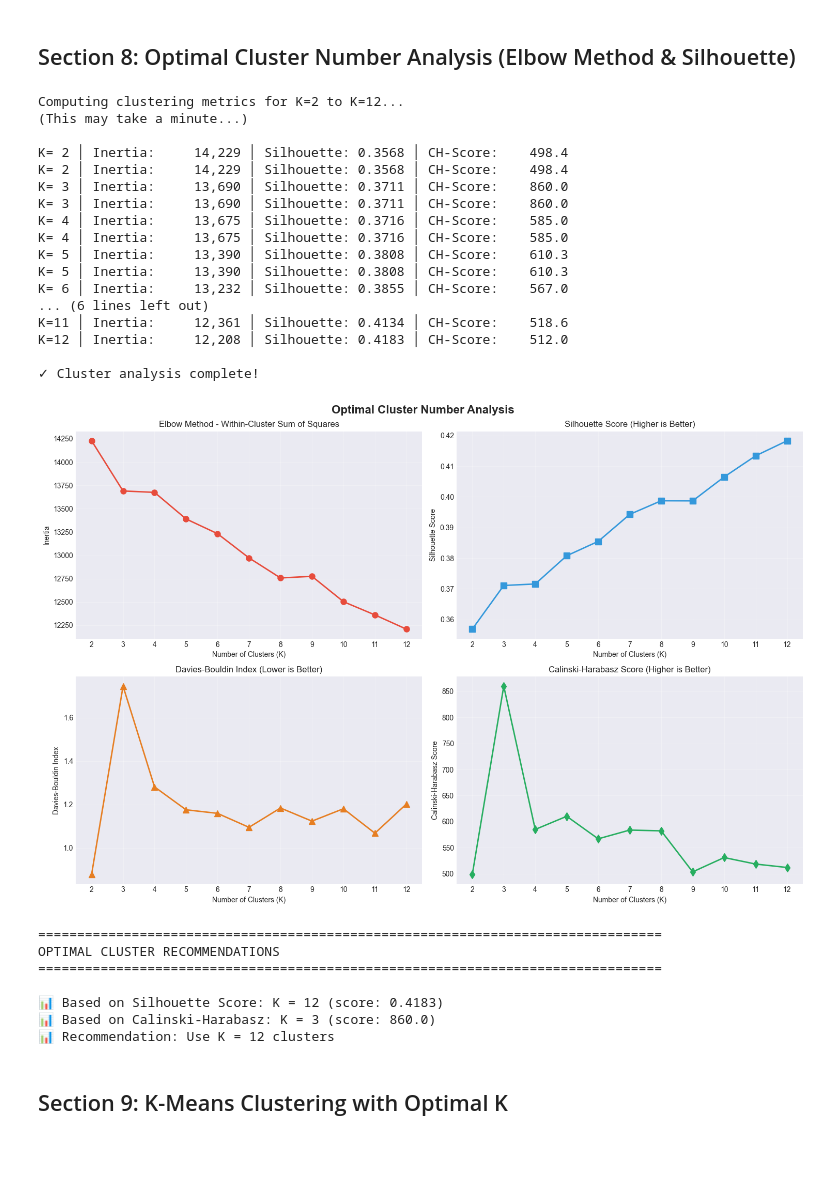
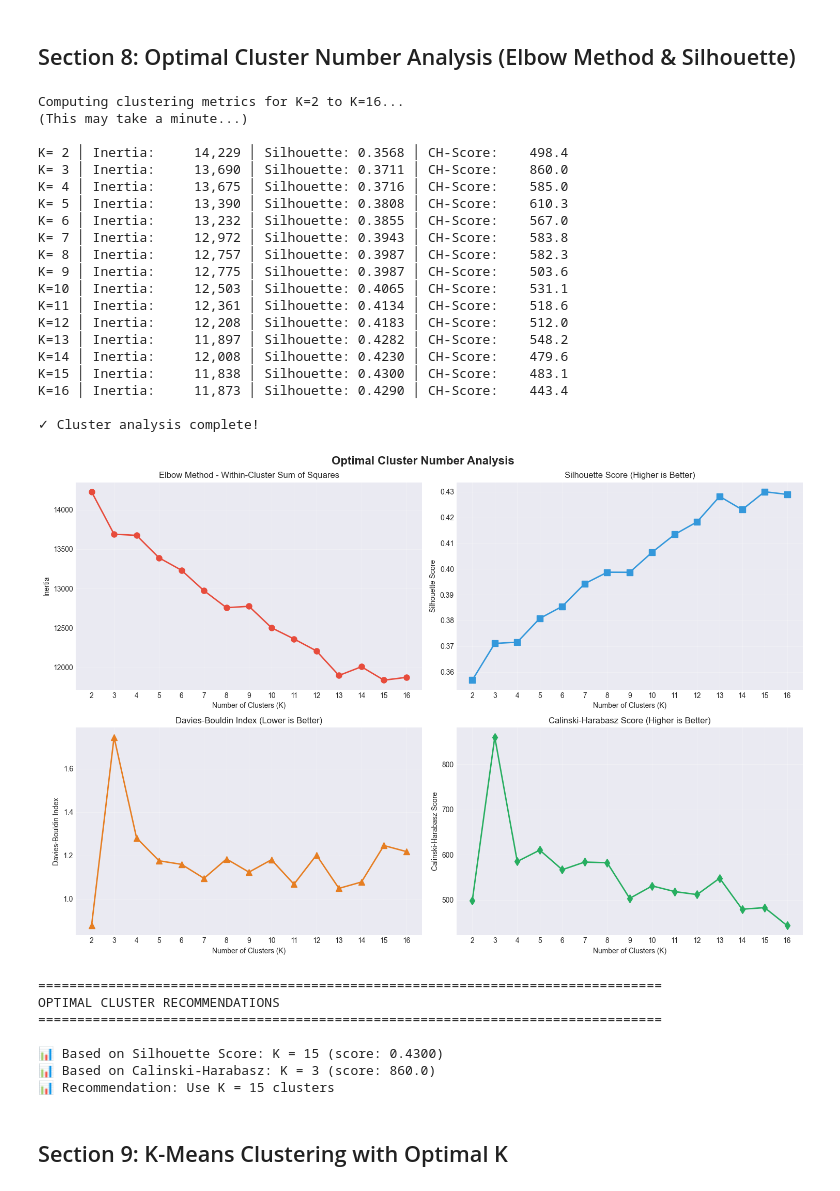
Before and after one commit to jaggernaut007/fabric-context-portability, a Jupyter notebook: 0. data_exploration.ipynb, the cells around one changed output. Cells and saved outputs as stored; diff of their text form; code cells hidden in the pictures; blank space fills up the shorter version.

```diff
--- a/0. data_exploration.ipynb
+++ b/0. data_exploration.ipynb
@@ -513,14 +503,14 @@ TF-IDF VECTORIZATION SUMMARY
 ## Section 8: Optimal Cluster Number Analysis (Elbow Method & Silhouette)
 # %%
 # Find optimal number of clusters
-print("Computing clustering metrics for K=2 to K=12...")
+print("Computing clustering metrics for K=2 to K=16...")
 print("(This may take a minute...)\n")
 
 inertias = []
 silhouette_scores = []
 davies_bouldin_scores = []
 calinski_harabasz_scores = []
-K_range = range(2, 13)
+K_range = range(2, 17)
 
 # Convert sparse matrix to dense for metrics that require it
 tfidf_dense = tfidf_matrix.toarray()
@@ -572,47 +562,50 @@ axes[1, 1].set_xlabel('Number of Clusters (K)')
 axes[1, 1].set_ylabel('Calinski-Harabasz Score')
 axes[1, 1].set_title('Calinski-Harabasz Score (Higher is Better)')
 axes[1, 1].grid(alpha=0.3)
 axes[1, 1].set_xticks(K_range)
 
 plt.tight_layout()
 plt.show()
 
 # Find optimal K
 optimal_k_silhouette = K_range[np.argmax(silhouette_scores)]
 optimal_k_calinski = K_range[np.argmax(calinski_harabasz_scores)]
 
 print(f"\n{'='*80}")
 print(f"OPTIMAL CLUSTER RECOMMENDATIONS")
 print(f"{'='*80}")
 print(f"\n📊 Based on Silhouette Score: K = {optimal_k_silhouette} (score: {max(silhouette_scores):.4f})")
 print(f"📊 Based on Calinski-Harabasz: K = {optimal_k_calinski} (score: {max(calinski_harabasz_scores):.1f})")
 print(f"📊 Recommendation: Use K = {optimal_k_silhouette} clusters")
 # %% [output]
-Computing clustering metrics for K=2 to K=12...
+Computing clustering metrics for K=2 to K=16...
 (This may take a minute...)
 
 K= 2 │ Inertia:     14,229 │ Silhouette: 0.3568 │ CH-Score:    498.4
-K= 2 │ Inertia:     14,229 │ Silhouette: 0.3568 │ CH-Score:    498.4
-K= 3 │ Inertia:     13,690 │ Silhouette: 0.3711 │ CH-Score:    860.0
 K= 3 │ Inertia:     13,690 │ Silhouette: 0.3711 │ CH-Score:    860.0
 K= 4 │ Inertia:     13,675 │ Silhouette: 0.3716 │ CH-Score:    585.0
-K= 4 │ Inertia:     13,675 │ Silhouette: 0.3716 │ CH-Score:    585.0
-K= 5 │ Inertia:     13,390 │ Silhouette: 0.3808 │ CH-Score:    610.3
 K= 5 │ Inertia:     13,390 │ Silhouette: 0.3808 │ CH-Score:    610.3
 K= 6 │ Inertia:     13,232 │ Silhouette: 0.3855 │ CH-Score:    567.0
-... (6 lines left out)
+K= 7 │ Inertia:     12,972 │ Silhouette: 0.3943 │ CH-Score:    583.8
+K= 8 │ Inertia:     12,757 │ Silhouette: 0.3987 │ CH-Score:    582.3
+K= 9 │ Inertia:     12,775 │ Silhouette: 0.3987 │ CH-Score:    503.6
+K=10 │ Inertia:     12,503 │ Silhouette: 0.4065 │ CH-Score:    531.1
 K=11 │ Inertia:     12,361 │ Silhouette: 0.4134 │ CH-Score:    518.6
 K=12 │ Inertia:     12,208 │ Silhouette: 0.4183 │ CH-Score:    512.0
+K=13 │ Inertia:     11,897 │ Silhouette: 0.4282 │ CH-Score:    548.2
+K=14 │ Inertia:     12,008 │ Silhouette: 0.4230 │ CH-Score:    479.6
+K=15 │ Inertia:     11,838 │ Silhouette: 0.4300 │ CH-Score:    483.1
+K=16 │ Inertia:     11,873 │ Silhouette: 0.4290 │ CH-Score:    443.4
 
 ✓ Cluster analysis complete!
-[figure, old version]
+[figure, new version]
 ================================================================================
 OPTIMAL CLUSTER RECOMMENDATIONS
 ================================================================================
 
-📊 Based on Silhouette Score: K = 12 (score: 0.4183)
+📊 Based on Silhouette Score: K = 15 (score: 0.4300)
 📊 Based on Calinski-Harabasz: K = 3 (score: 860.0)
-📊 Recommendation: Use K = 12 clusters
+📊 Recommendation: Use K = 15 clusters
 # %% [markdown]
 ## Section 9: K-Means Clustering with Optimal K
 # %%
```
Also changed, not shown: parts of 13 cells of this notebook.
